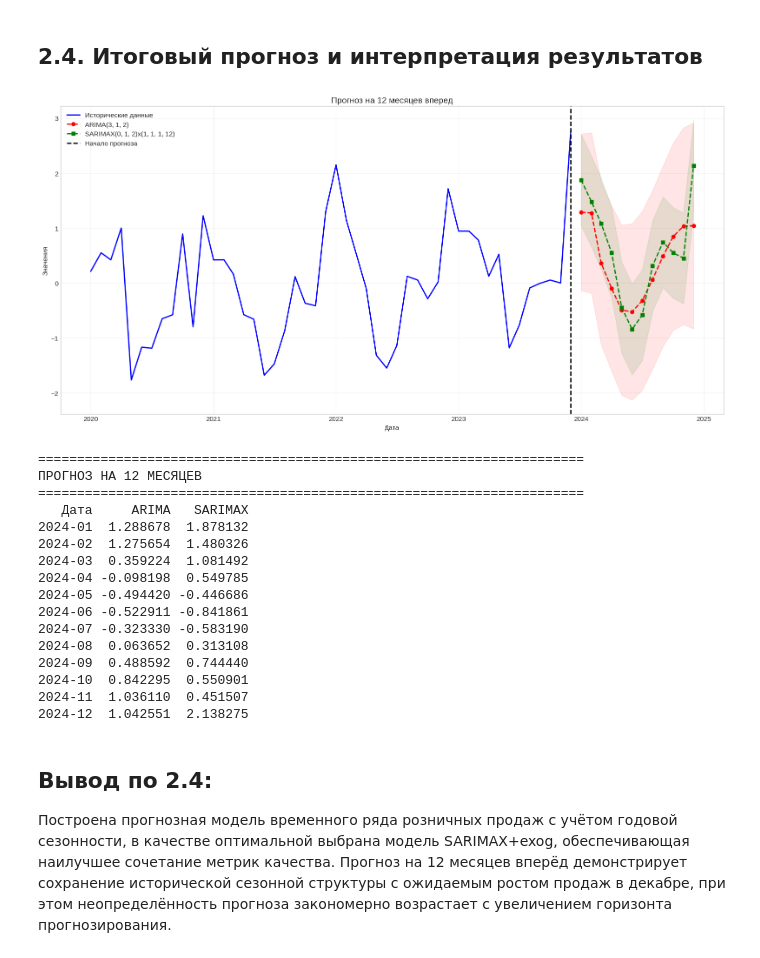
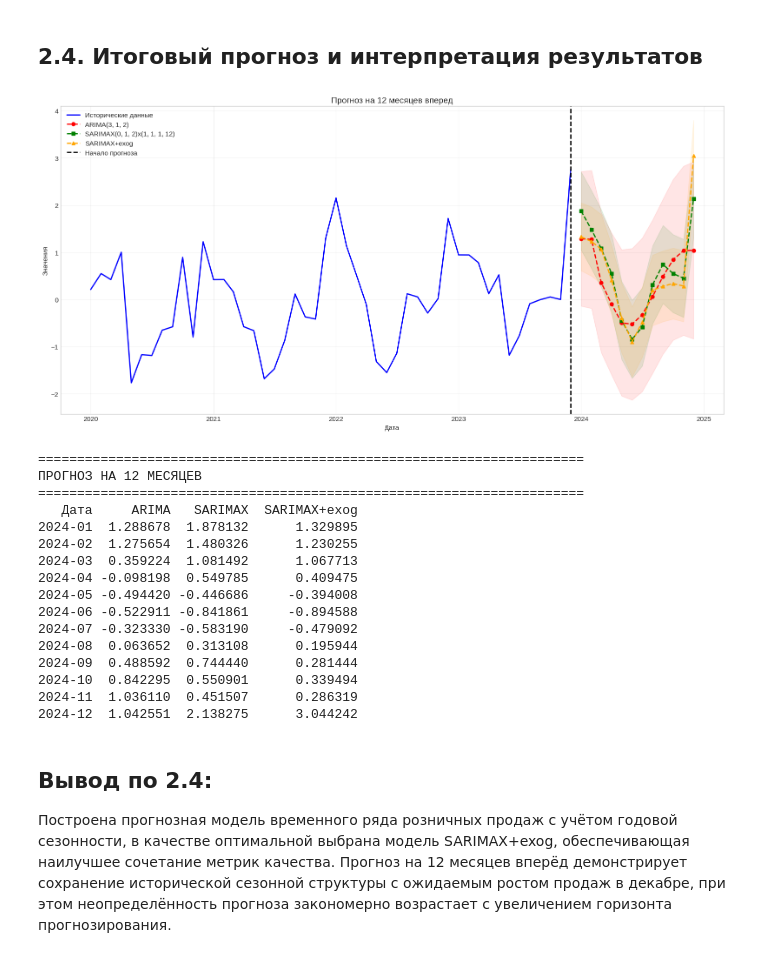
Before and after one commit to Lunidep/analitics-ai, a Jupyter notebook: lab1.ipynb, the cells around one changed output. Drawn from its saved outputs; the diff is of its cells as text; code cells hidden in the pictures.

Commit message:
fix final chart

```diff
--- a/lab1.ipynb
+++ b/lab1.ipynb
@@ -731,69 +731,92 @@ arima_final = ARIMA(series_norm, order=best_order).fit()
 sarimax_final = SARIMAX(series_norm, order=best_order_s, seasonal_order=best_seasonal,
                         enforce_stationarity=False, enforce_invertibility=False).fit(disp=False)
 
-# формируем даты для будущих периодов
+# для модели с экзогенными переменными
+sarimax_exog_final = SARIMAX(series_norm, exog=df[['Promotion', 'HolidayMonth']],
+                              order=best_order_s, seasonal_order=best_seasonal,
+                              enforce_stationarity=False, enforce_invertibility=False).fit(disp=False)
+
 future_dates = pd.date_range(start=series.index[-1] + pd.DateOffset(months=1),
                               periods=forecast_horizon, freq='MS')
 
-# получаем точечные прогнозы
 arima_forecast = arima_final.forecast(steps=forecast_horizon)
 sarimax_forecast = sarimax_final.forecast(steps=forecast_horizon)
 
-# доверительные интервалы (возвращают numpy массивы)
+# для модели с экзогенными переменными
+future_exog = pd.DataFrame({
+    'Promotion': [0] * forecast_horizon,
+    'HolidayMonth': [0] * forecast_horizon
+}, index=future_dates)
+
+sarimax_exog_forecast = sarimax_exog_final.forecast(steps=forecast_horizon, exog=future_exog)
+
+# доверительные интервалы
 arima_interval = arima_final.get_forecast(forecast_horizon).conf_int()
 sarimax_interval = sarimax_final.get_forecast(forecast_horizon).conf_int()
+sarimax_exog_interval = sarimax_exog_final.get_forecast(forecast_horizon, exog=future_exog).conf_int()
+
+if not isinstance(arima_interval, np.ndarray):
+    arima_interval = arima_interval.values
+if not isinstance(sarimax_interval, np.ndarray):
+    sarimax_interval = sarimax_interval.values
+if not isinstance(sarimax_exog_interval, np.ndarray):
+    sarimax_exog_interval = sarimax_exog_interval.values
 
 plt.figure(figsize=(16, 8))
 plt.plot(series.index, series_norm, color='blue', linewidth=2, label='Исторические данные')
 plt.plot(future_dates, arima_forecast, color='red', linestyle='--',
          linewidth=2, marker='o', label=f'ARIMA{best_order}')
 plt.plot(future_dates, sarimax_forecast, color='green', linestyle='--',
          linewidth=2, marker='s', label=f'SARIMAX{best_order_s}x{best_seasonal}')
+plt.plot(future_dates, sarimax_exog_forecast, color='orange', linestyle='--',
+         linewidth=2, marker='^', label=f'SARIMAX+exog')
 
-# для массивов используем прямую индексацию
 plt.fill_between(future_dates, arima_interval[:,0], arima_interval[:,1],
                  color='red', alpha=0.1)
 plt.fill_between(future_dates, sarimax_interval[:,0], sarimax_interval[:,1],
                  color='green', alpha=0.1)
+plt.fill_between(future_dates, sarimax_exog_interval[:,0], sarimax_exog_interval[:,1],
+                 color='orange', alpha=0.1)
 
 plt.axvline(x=series.index[-1], color='black', linestyle='--', linewidth=2, label='Начало прогноза')
 plt.title('Прогноз на 12 месяцев вперед', fontsize=14)
 plt.xlabel('Дата')
 plt.ylabel('Значения')
 plt.legend()
 plt.grid(True, alpha=0.3)
 plt.tight_layout()
-plt.savefig('future_forecast.png', dpi=150, bbox_inches='tight')
+plt.savefig('future_forecast_with_exog.png', dpi=150, bbox_inches='tight')
 plt.show()
 
 print("\n" + "="*70)
 print("ПРОГНОЗ НА 12 МЕСЯЦЕВ")
 print("="*70)
 
 forecast_table = pd.DataFrame({
     'Дата': future_dates.strftime('%Y-%m'),
     'ARIMA': arima_forecast,
-    'SARIMAX': sarimax_forecast
+    'SARIMAX': sarimax_forecast,
+    'SARIMAX+exog': sarimax_exog_forecast
 })
 print(forecast_table.to_string(index=False))
 # %% [output]
-[figure, old version]
+[figure, new version]
 ======================================================================
 ПРОГНОЗ НА 12 МЕСЯЦЕВ
 ======================================================================
-   Дата     ARIMA   SARIMAX
-2024-01  1.288678  1.878132
-2024-02  1.275654  1.480326
-2024-03  0.359224  1.081492
-2024-04 -0.098198  0.549785
-2024-05 -0.494420 -0.446686
-2024-06 -0.522911 -0.841861
-2024-07 -0.323330 -0.583190
-2024-08  0.063652  0.313108
-2024-09  0.488592  0.744440
-2024-10  0.842295  0.550901
-2024-11  1.036110  0.451507
-2024-12  1.042551  2.138275
+   Дата     ARIMA   SARIMAX  SARIMAX+exog
+2024-01  1.288678  1.878132      1.329895
+2024-02  1.275654  1.480326      1.230255
+2024-03  0.359224  1.081492      1.067713
+2024-04 -0.098198  0.549785      0.409475
+2024-05 -0.494420 -0.446686     -0.394008
+2024-06 -0.522911 -0.841861     -0.894588
+2024-07 -0.323330 -0.583190     -0.479092
+2024-08  0.063652  0.313108      0.195944
+2024-09  0.488592  0.744440      0.281444
+2024-10  0.842295  0.550901      0.339494
+2024-11  1.036110  0.451507      0.286319
+2024-12  1.042551  2.138275      3.044242
 # %% [markdown]
 ## Вывод по 2.4:
 Построена прогнозная модель временного ряда розничных продаж с учётом годовой сезонности, в качестве оптимальной выбрана модель SARIMAX+exog, обеспечивающая наилучшее сочетание метрик качества. Прогноз на 12 месяцев вперёд демонстрирует сохранение исторической сезонной структуры с ожидаемым ростом продаж в декабре, при этом неопределённость прогноза закономерно возрастает с увеличением горизонта прогнозирования.
```
Also changed, not shown: parts of 3 cells of this notebook.
